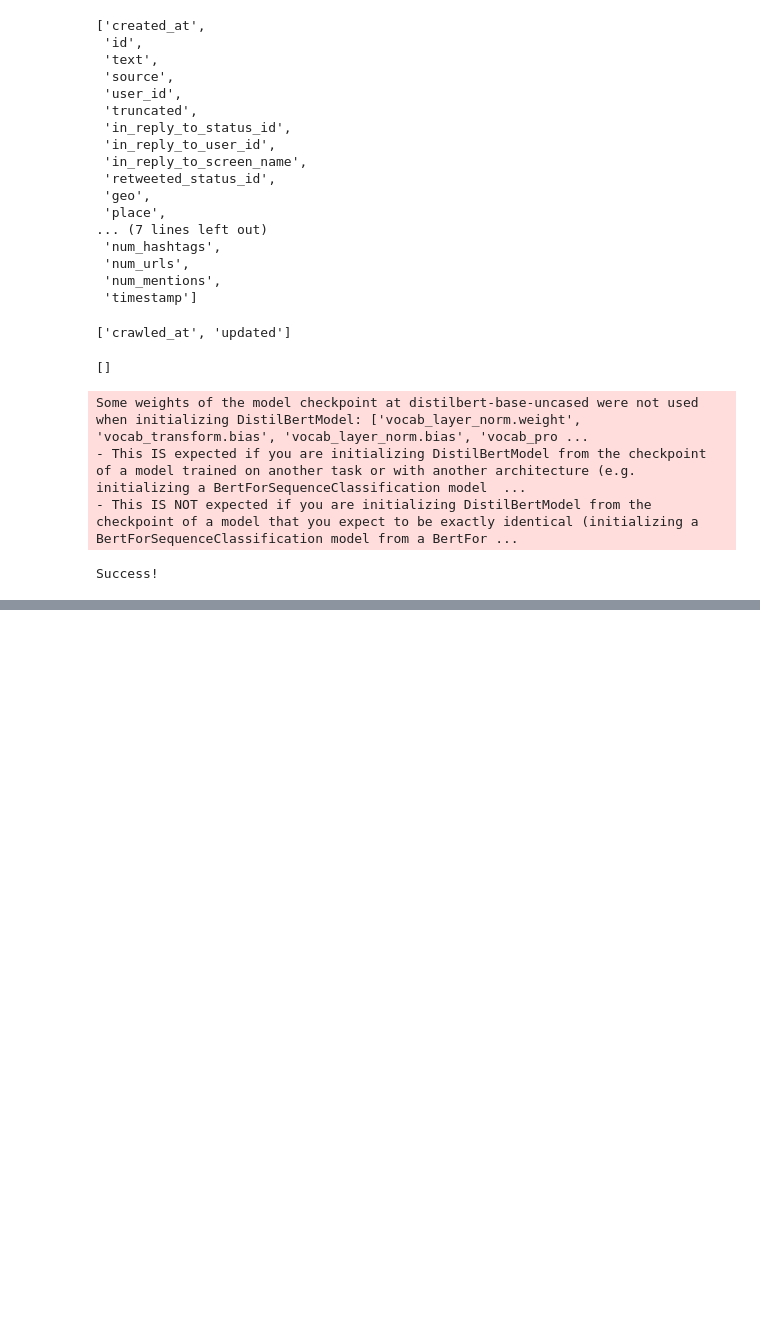
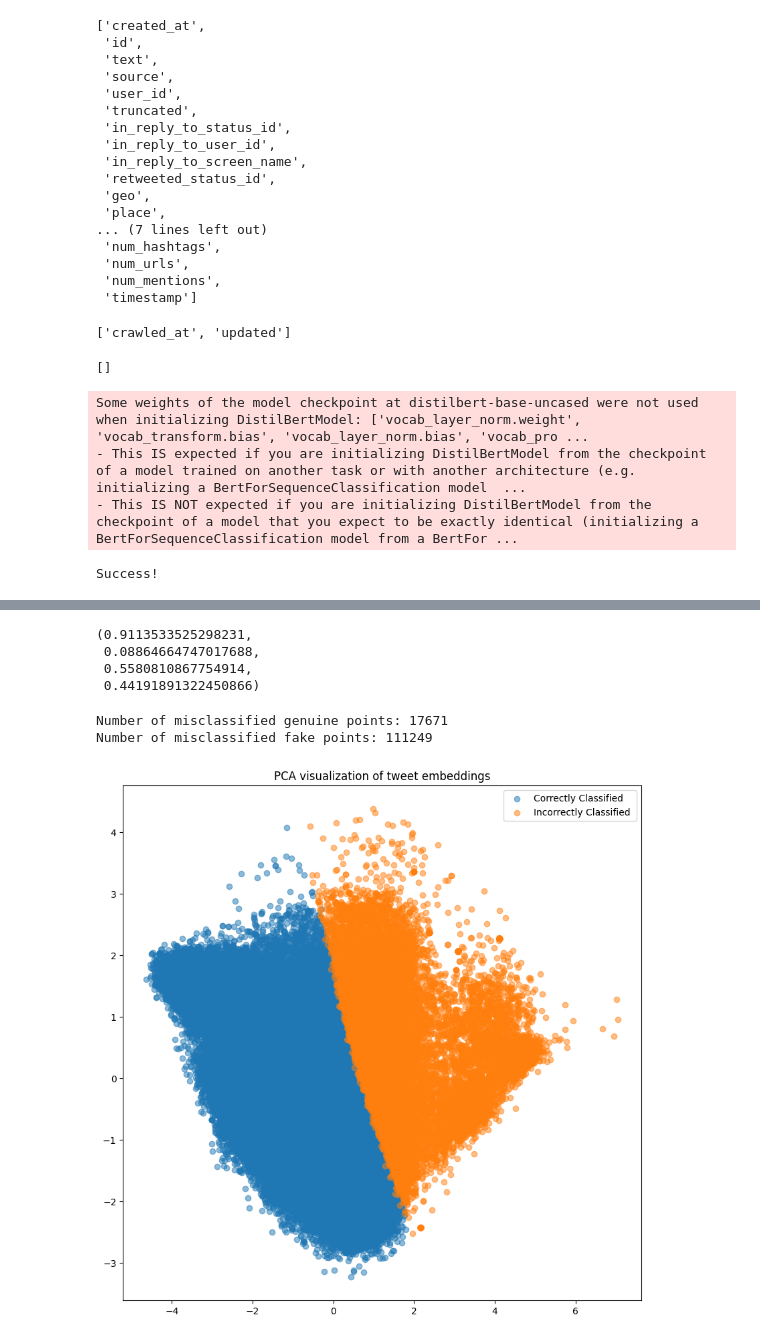
Before and after one commit to DFwJZ/Real-time_Bot_Detection, a Jupyter notebook: Cresci2017_BERT.ipynb, the cells around one changed output, grey strips where cells are left out. Drawn from its saved outputs; the diff is of its cells as text; code cells hidden in the pictures; blank space fills up the shorter version.

```diff
--- a/Cresci2017_BERT.ipynb
+++ b/Cresci2017_BERT.ipynb
@@ -516,0 +554,65 @@ conf_matrix, f1, silhouette
+# %%
+import pickle
+
+with open(f'{root_path}/kmeans_model_200k.pkl', 'rb') as file:
+    kmeans = pickle.load(file)
+
+
+cluster_labels = kmeans.labels_
+
+genuine_cluster_labels_200k = cluster_labels[:len(genuine_embeddings_200k_flat)]
+fake_cluster_labels_200k = cluster_labels[len(fake_embeddings_200k_flat):]
+
+genuine_cluster_0 = np.mean(genuine_cluster_labels_200k == 0)
+genuine_cluster_1 = np.mean(genuine_cluster_labels_200k == 1)
+fake_cluster_0 = np.mean(fake_cluster_labels_200k == 0)
+fake_cluster_1 = np.mean(fake_cluster_labels_200k == 1)
+
+genuine_cluster_0, genuine_cluster_1, fake_cluster_0, fake_cluster_1
+# %% [output]
+(0.9113533525298231,
+ 0.08864664747017688,
+ 0.5580810867754914,
+ 0.44191891322450866)
+# %%
+from sklearn.decomposition import PCA
+
+pca = PCA(n_components=2)
+all_embeddings_2d = pca.fit_transform(all_embeddings_200k)
+# %%
+with open(f'{root_path}/pca_model_200k.pkl', 'wb') as file:
+    pickle.dump(all_embeddings_2d, file)
+# %%
+with open(f'{root_path}/pca_model_200k.pkl', 'rb') as file:
+    all_embeddings_2d = pickle.load(file)
+# %%
+# Define which cluster is the "genuine" cluster and which is the "fake" cluster
+genuine_cluster = 0 if genuine_cluster_0 > genuine_cluster_1 else 1
+fake_cluster = 1 - genuine_cluster
+
+# Calculate misclassified points
+misclassified_genuine = np.where(genuine_cluster_labels_200k == fake_cluster)
+misclassified_fake = np.where(fake_cluster_labels_200k == genuine_cluster)
+
+print(f"Number of misclassified genuine points: {len(misclassified_genuine[0])}")
+print(f"Number of misclassified fake points: {len(misclassified_fake[0])}")
+# %% [output]
+Number of misclassified genuine points: 17671
+Number of misclassified fake points: 111249
+# %%
+import matplotlib.pyplot as plt
+# Split your data into two sets based on the cluster labels
+cluster_0 = all_embeddings_2d[:len(genuine_embeddings_200k_flat)][genuine_cluster_labels_200k == 0]
+cluster_1 = all_embeddings_2d[:len(genuine_embeddings_200k_flat)][genuine_cluster_labels_200k == 1]
+
+plt.figure(figsize=(10, 10))
+
+# Create a scatter plot for each cluster
+plt.scatter(cluster_0[:, 0], cluster_0[:, 1], marker='o', alpha=0.5, label='Correctly Classified')
+plt.scatter(cluster_1[:, 0], cluster_1[:, 1], marker='o', alpha=0.5, label='Incorrectly Classified ')
+
+plt.legend()
+plt.title('PCA visualization of tweet embeddings')
+plt.show()
+# %% [output]
+[figure, added]
```
Also changed, not shown: parts of 73 cells of this notebook.
